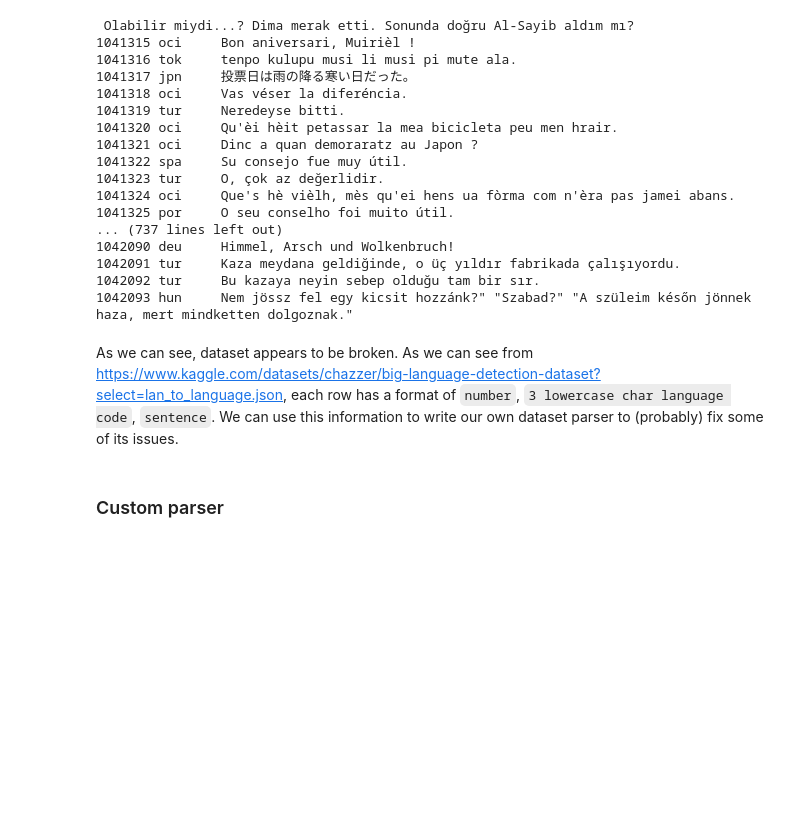
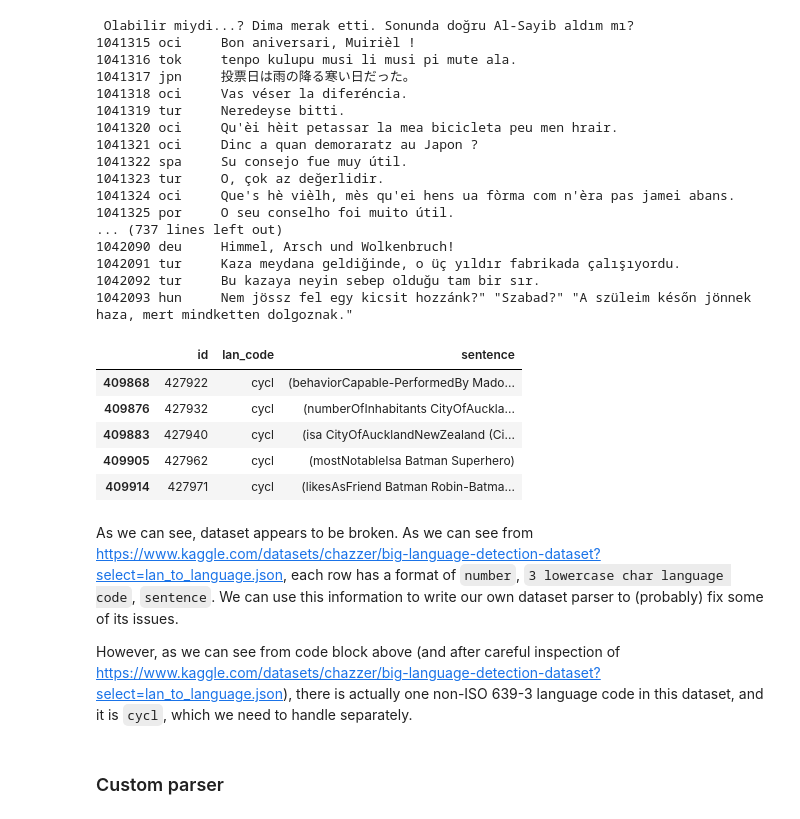
Before and after one commit to amiadesu/en-uk-ru-spam-detector, a Jupyter notebook: notebooks/01_data_preparation/01_data_loading.ipynb, the cells around one changed output. Drawn from its saved outputs; the diff is of its cells as text; code cells hidden in the pictures; blank space fills up the shorter version.

Commit message:
Updated custom parsing algorithm for language detection dataset because of rows that featured cycl language code.

```diff
--- a/notebooks/01_data_preparation/01_data_loading.ipynb
+++ b/notebooks/01_data_preparation/01_data_loading.ipynb
@@ -55,8 +55,19 @@ print(language_detection_df[language_detection_df["sentence"].str.len() > 2000].
 1042091 tur     Kaza meydana geldiğinde, o üç yıldır fabrikada çalışıyordu.
 1042092 tur     Bu kazaya neyin sebep olduğu tam bir sır.
 1042093 hun     Nem jössz fel egy kicsit hozzánk?" "Szabad?" "A szüleim későn jönnek haza, mert mindketten dolgoznak."
+# %%
+language_detection_df[language_detection_df["lan_code"] == "cycl"].head()
+# %% [output]
+|  | id | lan_code | sentence |
+| 409868 | 427922 | cycl | (behaviorCapable-PerformedBy Mado... |
+| 409876 | 427932 | cycl | (numberOfInhabitants CityOfAuckla... |
+| 409883 | 427940 | cycl | (isa CityOfAucklandNewZealand (Ci... |
+| 409905 | 427962 | cycl | (mostNotableIsa Batman Superhero) |
+| 409914 | 427971 | cycl | (likesAsFriend Batman Robin-Batma... |
 # %% [markdown]
 As we can see, dataset appears to be broken. As we can see from https://www.kaggle.com/datasets/chazzer/big-language-detection-dataset?select=lan_to_language.json, each row has a format of `number`, `3 lowercase char language code`, `sentence`. We can use this information to write our own dataset parser to (probably) fix some of its issues.
+
+However, as we can see from code block above (and after careful inspection of https://www.kaggle.com/datasets/chazzer/big-language-detection-dataset?select=lan_to_language.json), there is actually one non-ISO 639-3 language code in this dataset, and it is `cycl`, which we need to handle separately.
 # %% [markdown]
 ### Custom parser
 # %%
```
Also changed, not shown: parts of 3 cells of this notebook, 1 other file.
